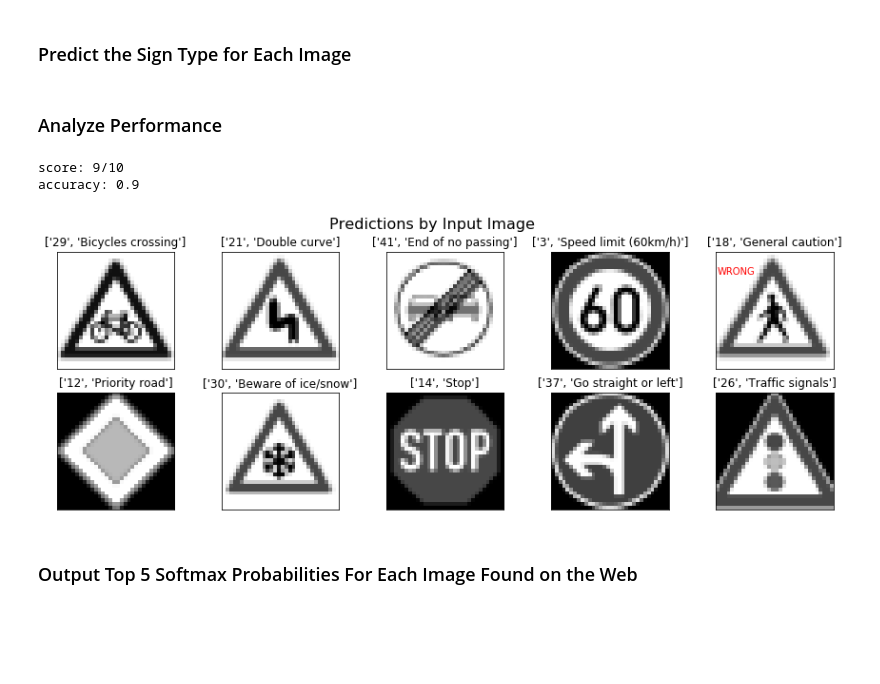
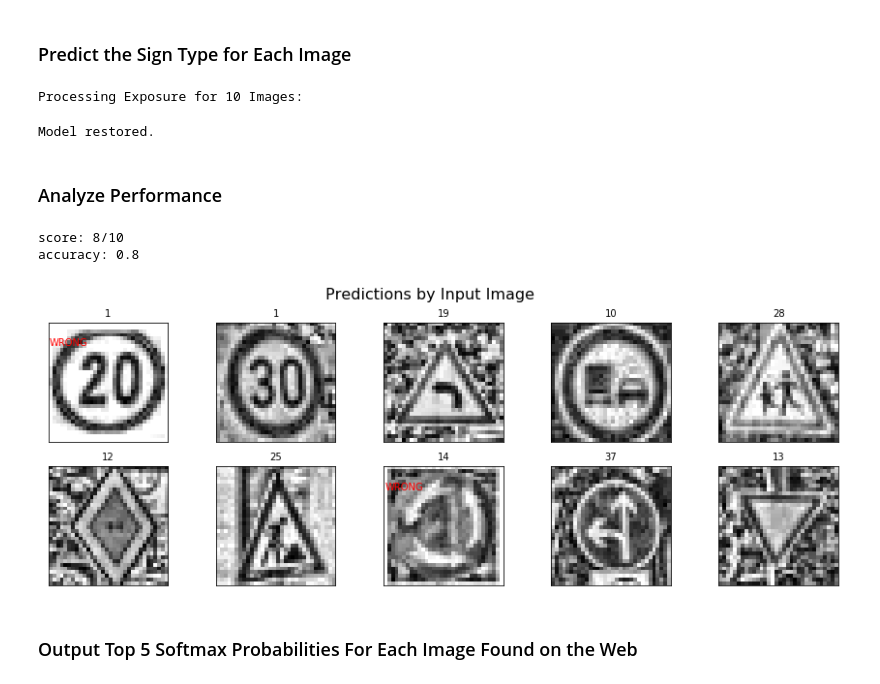
Before and after one commit to alistairskirk/UdacitySDCND-P2, a Jupyter notebook: Traffic_Sign_Classifier.ipynb, the cells around one changed output. Cells and saved outputs as stored; diff of their text form; code cells hidden in the pictures; blank space fills up the shorter version.

```diff
--- a/Traffic_Sign_Classifier.ipynb
+++ b/Traffic_Sign_Classifier.ipynb
@@ -475,7 +537,15 @@ Model saved
 # %%
 #Evaluate the Model Once Training Complete
 
+# Grayscale and Normalize
 X_test = graynorm(X_test)
+
+# Exposure correction
+X_test = exposure_correction(X_test)
+
+#Add single gray channel
+X_test = X_test.reshape(X_test.shape + (1,))
+
 with tf.Session() as sess:
     saver.restore(sess, tf.train.latest_checkpoint('.'))
 
@@ -534,13 +607,14 @@ def plot_test_imgs(*args):
 import os
 import numpy as np
 import matplotlib.pyplot as plt
+import cv2
 # Visualizations will be shown in the notebook.
 %matplotlib inline
 
 listdir = os.listdir("traffic-data/realtest/")
 
 # Use either the wiki files or the realworld files
-wikiorreal = 'wiki'
+wikiorreal = 'real'
 
 imagecount = 0
 for testfiles in os.listdir("traffic-data/realtest/"):
@@ -583,12 +657,25 @@ Reshaped 10 images, Tensor now at (10, 32, 32, 3)
 
 # Grayscale and Normalize
 realxtest = graynorm(realxtest)
+
+# Exposure correction
+realxtest = exposure_correction(realxtest)
+
+#Add single gray channel
+realxtest = realxtest.reshape(realxtest.shape + (1,))
+# %% [output]
+Processing Exposure for 10 Images:
 # %%
 with tf.Session() as sess:
+    #saver = tf.train.Saver()
+    saver.restore(sess, './Traffic_Classifier_P2-ASK')
+    print("Model restored.")
     saver.restore(sess, tf.train.latest_checkpoint('.'))
     probs = sess.run(logits, feed_dict={x:realxtest})
 
     detectedlist = tf.nn.top_k(probs)[1].eval()
+# %% [output]
+Model restored.
 # %% [markdown]
 ### Analyze Performance
 # %%
@@ -601,37 +688,37 @@ afile = open('signnames.csv', 'r+')
 reader = csv.reader(afile)
 listclasses = []
 for row in reader:
     listclasses.append(row)
 listclasses.pop(0) #Remove headers
 
 score = 0
 count=0
 fig = plt.figure(figsize=(15,5))
 fig.suptitle("Predictions by Input Image", fontsize=16)
 
 for preds in detectedlist:
     for answers in listclasses:
         if float(preds) == float(answers[0]):
             #print(answers)
             sub = fig.add_subplot(2,5,count+1)
             plt.imshow(realxtest[count].squeeze(), cmap='gray')
             #plt.imshow(realxtest[count].squeeze(), cmap='gray')
             plt.xticks(())
             plt.yticks(())
-            plt.title(answers)
+            plt.title(answers[0],fontsize=10)
             #plt.tight_layout()
             if answers[0] == answerkey[count]:
                 score +=1
             else:
                 sub.text(5, 5,'WRONG',ha='center', va='center',fontsize=10,color="r")
             count +=1
 
 print("score: {}/{}".format(score,imagecount))
 print("accuracy: {}".format(score/imagecount))
 # %% [output]
-score: 9/10
-accuracy: 0.9
+score: 8/10
+accuracy: 0.8
-[figure, old version]
+[figure, new version]
 # %% [markdown]
 ### Output Top 5 Softmax Probabilities For Each Image Found on the Web
 # %% [markdown]
```
Also changed, not shown: parts of 11 cells of this notebook, 7 other files.
